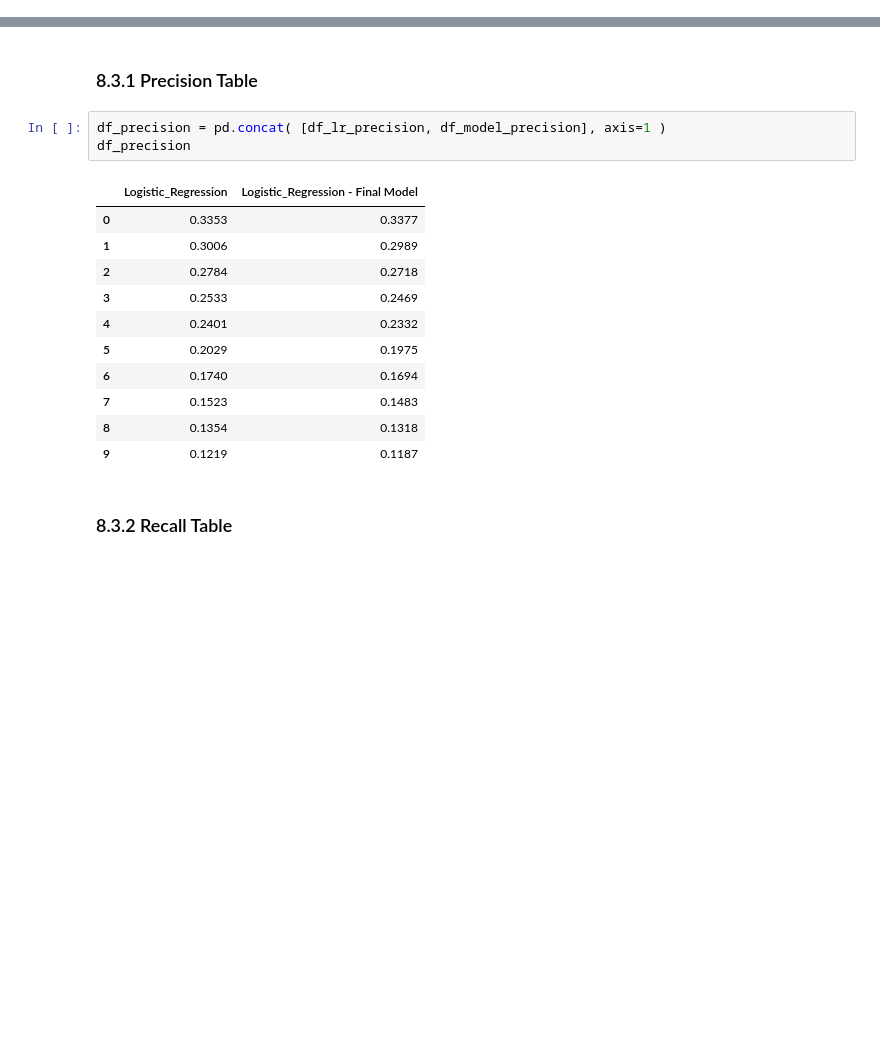
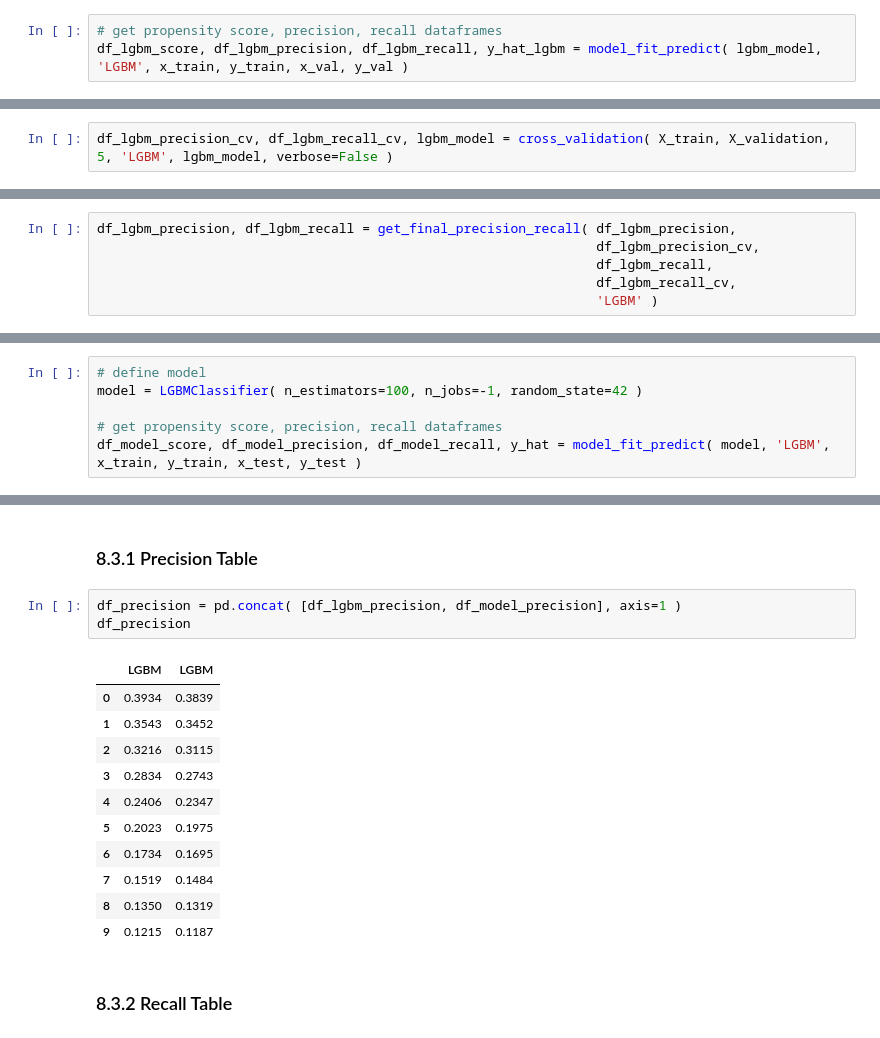
Before and after one commit to mendesdata/health_insurance_cross_sell, a Jupyter notebook: notebooks/hics.ipynb, the cells around one changed output, grey strips where cells are left out. Cells and saved outputs as stored; diff of their text form; blank space fills up the shorter version.

```diff
--- a/notebooks/hics.ipynb
+++ b/notebooks/hics.ipynb
@@ -1164,0 +1143,3 @@ df_rf_precision, df_rf_recall = get_precision_recall( df_rf_score, 'Random_Fores
+# %%
+# get propensity score, precision, recall dataframes
+df_lgbm_score, df_lgbm_precision, df_lgbm_recall, y_hat_lgbm = model_fit_predict( lgbm_model, 'LGBM', x_train, y_train, x_val, y_val )
@@ -1169,0 +1156,2 @@ df_rf_precision_cv, df_rf_recall_cv, rf_model_cv = cross_validation( X_train, X_
+# %%
+df_lgbm_precision_cv, df_lgbm_recall_cv, lgbm_model = cross_validation( X_train, X_validation, 5, 'LGBM', lgbm_model, verbose=False )
@@ -1178,3 +1178,9 @@ df_rf_precision, df_rf_recall = get_final_precision_recall( df_rf_precision,
+# %%
+df_lgbm_precision, df_lgbm_recall = get_final_precision_recall( df_lgbm_precision,
+                                                                df_lgbm_precision_cv,
+                                                                df_lgbm_recall,
+                                                                df_lgbm_recall_cv,
+                                                                'LGBM' )
 # %% [markdown]
 ## 6.5 Models Performance
 # %% [markdown]
@@ -1228,0 +1246,6 @@ df_model_precision, df_model_recall = get_precision_recall( df_score, 'Logistic_
+# %%
+# define model
+model = LGBMClassifier( n_estimators=100, n_jobs=-1, random_state=42 )
+
+# get propensity score, precision, recall dataframes
+df_model_score, df_model_precision, df_model_recall, y_hat = model_fit_predict( model, 'LGBM', x_train, y_train, x_test, y_test )
@@ -1231,20 +1263,20 @@ df_model_precision, df_model_recall = get_precision_recall( df_score, 'Logistic_
 # %% [markdown]
 ### 8.3.1 Precision Table
 # %%
-df_precision = pd.concat( [df_lr_precision, df_model_precision], axis=1 )
+df_precision = pd.concat( [df_lgbm_precision, df_model_precision], axis=1 )
 df_precision
 # %% [output]
-|  | Logistic_Regression | Logistic_Regression - Final Model |
-| 0 | 0.3353 | 0.3377 |
-| 1 | 0.3006 | 0.2989 |
-| 2 | 0.2784 | 0.2718 |
-| 3 | 0.2533 | 0.2469 |
-| 4 | 0.2401 | 0.2332 |
-| 5 | 0.2029 | 0.1975 |
-| 6 | 0.1740 | 0.1694 |
-| 7 | 0.1523 | 0.1483 |
-| 8 | 0.1354 | 0.1318 |
-| 9 | 0.1219 | 0.1187 |
+|  | LGBM | LGBM |
+| 0 | 0.3934 | 0.3839 |
+| 1 | 0.3543 | 0.3452 |
+| 2 | 0.3216 | 0.3115 |
+| 3 | 0.2834 | 0.2743 |
+| 4 | 0.2406 | 0.2347 |
+| 5 | 0.2023 | 0.1975 |
+| 6 | 0.1734 | 0.1695 |
+| 7 | 0.1519 | 0.1484 |
+| 8 | 0.1350 | 0.1319 |
+| 9 | 0.1215 | 0.1187 |
 # %% [markdown]
 ### 8.3.2 Recall Table
 # %%
```
Also changed, not shown: parts of 39 cells of this notebook, 5 other files.
